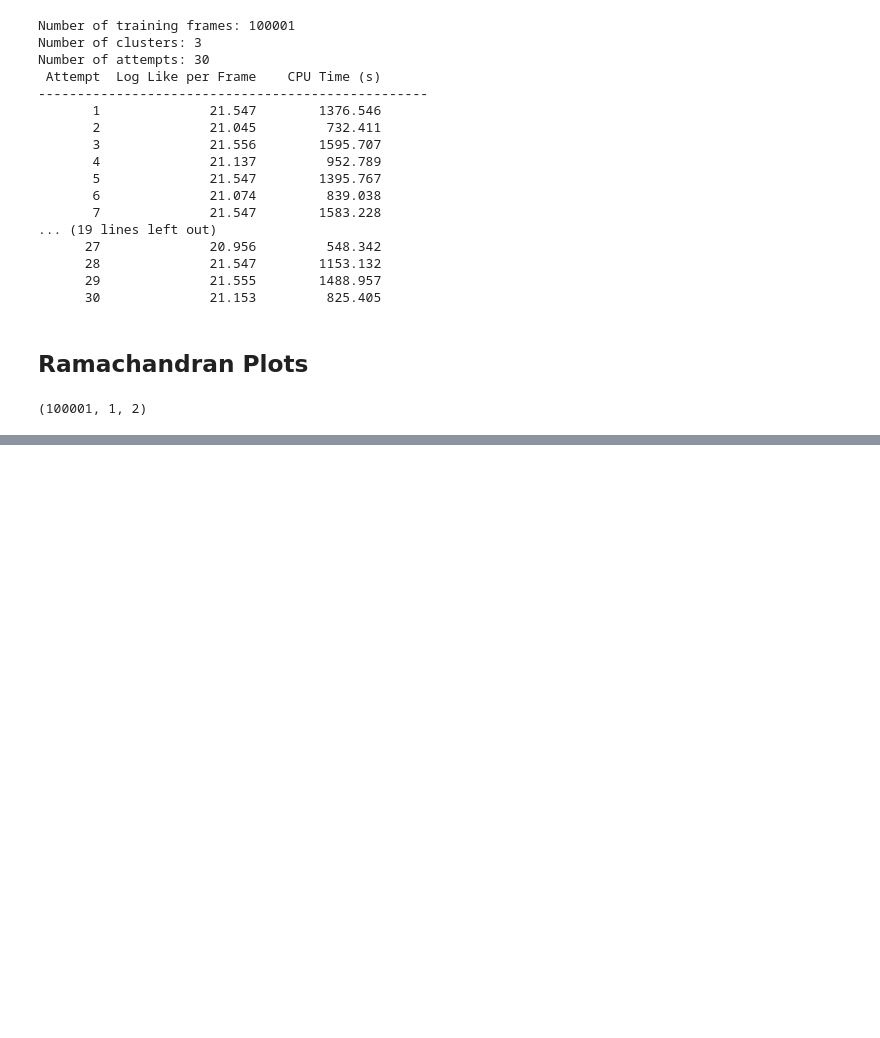
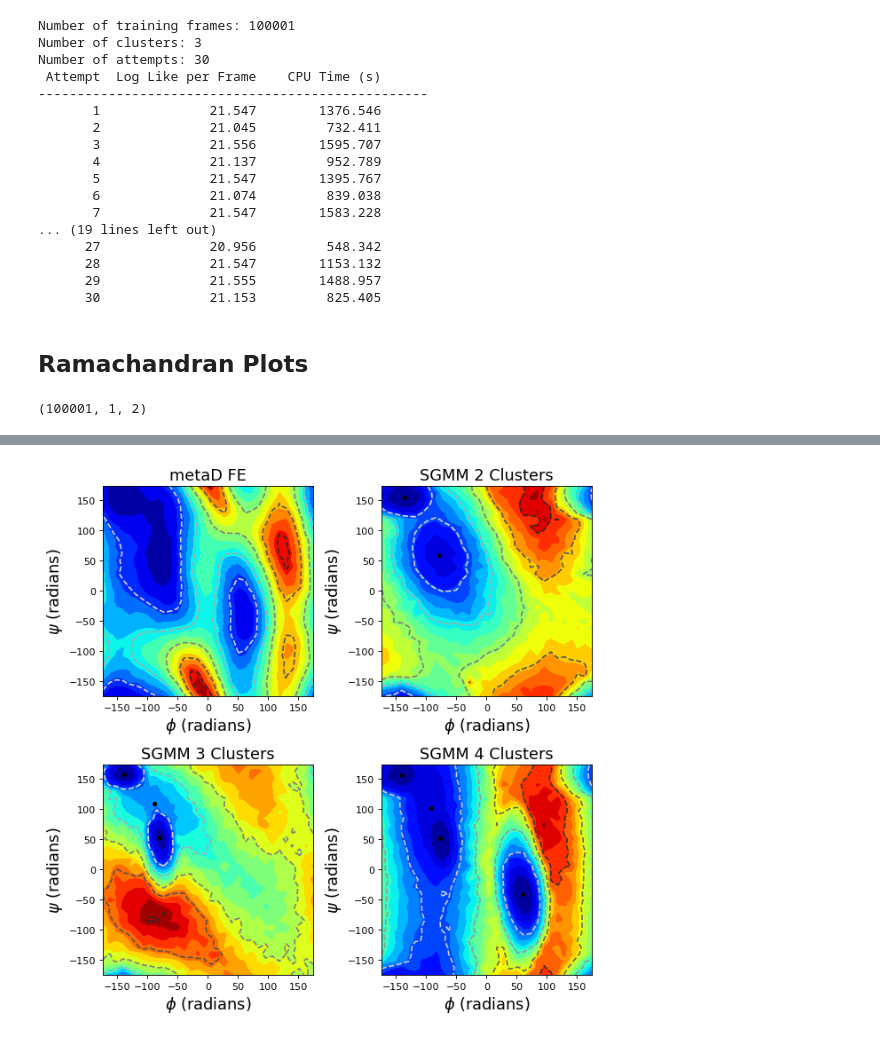
Before and after one commit to mccullaghlab/shapeGMMTorch, a Jupyter notebook: examples/adp_example/cluster_adp_metaD_weights.ipynb, the cells around one changed output, grey strips where cells are left out. Drawn from its saved outputs; the diff is of its cells as text; code cells hidden in the pictures; blank space fills up the shorter version.

```diff
--- a/examples/adp_example/cluster_adp_metaD_weights.ipynb
+++ b/examples/adp_example/cluster_adp_metaD_weights.ipynb
@@ -333,0 +283,81 @@ plt.show()
+# %%
+from MDAnalysis.lib.distances import calc_dihedrals
+# make fe
+def plot_rama_sgmm_fe(ax,fig,phi,psi,sgmm_obj,title,fontsize=16,contour_levels= np.arange(0,30,1)):
+    nbins  = 32
+    range_ = [-180,180]
+
+    phis = calc_dihedrals(sgmm_obj.centers[:,0,:],sgmm_obj.centers[:,1,:],sgmm_obj.centers[:,2,:],sgmm_obj.centers[:,3,:])
+    psis = calc_dihedrals(sgmm_obj.centers[:,1,:],sgmm_obj.centers[:,2,:],sgmm_obj.centers[:,3,:],sgmm_obj.centers[:,4,:])
+    H, xedges, yedges = np.histogram2d(phi, psi, bins=nbins,\
+                                   range=[range_, range_], weights=sgmm_obj.frame_weights*np.exp(sgmm_obj.train_frame_log_likelihood))
+    bin_weights = np.histogram2d(phi, psi, bins=nbins,\
+                                   range=[range_, range_], weights=sgmm_obj.frame_weights)[0]
+
+    H = -np.log(H) + np.log(bin_weights)
+    H = H.T
+    H -= H.min()
+
+    xcenters = (xedges[:-1] + xedges[1:]) / 2
+    ycenters = (yedges[:-1] + yedges[1:]) / 2
+
+    xx, yy = np.meshgrid(xcenters, ycenters)
+
+    ax.set_xlabel("$\phi$ (radians)", fontsize=fontsize)
+    ax.set_ylabel("$\psi$ (radians)", fontsize=fontsize)
+    ax.set_title(title,fontsize=fontsize)
+    ax.contour(xx, yy, H, cmap="binary", levels=5, linestyles="--")
+    ax.contourf(xx, yy, H, cmap='jet', levels=20)
+    #ax.set_clim(0,50)
+    #cbar = fig.colorbar()
+    #cbar.set_label("FE/kT", fontsize=fontsize)
+    ax.scatter(phis*180/np.pi, psis*180/np.pi, marker='.', s=50.5, color="black")
+
+def plot_rama_metaD_fe(ax,fig,phi,psi,rbias,title,fontsize=16,contour_levels= np.arange(0,30,1)):
+    nbins  = 32
+    range_ = [-180,180]
+    kt = 0.596161
+
+    H, xedges, yedges = np.histogram2d(phi, psi, bins=nbins,\
+                                   range=[range_, range_], weights=np.exp(rbias/kt))
+
+    H = -np.log(H.T)
+    #H *= gamma/(gamma-1)   #! check here it is mutiplied by pre-factor!!
+    H *= kt  #! check here multiplying by kt
+    H -= H.min()
+
+    xcenters = (xedges[:-1] + xedges[1:]) / 2
+    ycenters = (yedges[:-1] + yedges[1:]) / 2
+
+    xx, yy = np.meshgrid(xcenters, ycenters)
+
+    ax.set_xlabel("$\phi$ (radians)", fontsize=fontsize)
+    ax.set_ylabel("$\psi$ (radians)", fontsize=fontsize)
+    ax.set_title(title,fontsize=fontsize)
+    ax.contour(xx, yy, H, cmap="binary", levels=5, linestyles="--")
+    ax.contourf(xx, yy, H, cmap='jet', levels=20)
+    #plt.clim(0,50)
+    #cbar = fig.colorbar()
+    #cbar.set_label("FE/kT", fontsize=fontsize)
+
+
+phi = rama.results.angles[:,0,0]
+psi = rama.results.angles[:,0,1]
+
+fig, ax = plt.subplots(2,2,figsize=(8,8),dpi=80)
+contour_levels = np.arange(0,25,2)
+# metaD FE
+rbias = np.loadtxt("run_ala2_metad_sigma0.3_height1.2_pace500.colvars.dat",comments="#")[:,-2]
+plot_rama_metaD_fe(ax[0,0],fig,phi,psi,rbias,"metaD FE",contour_levels=contour_levels)
+# 2 clusters
+plot_rama_sgmm_fe(ax[0,1],fig,phi[::2],psi[::2],sgmm_metaD_weights_2clusters,"SGMM 2 Clusters")
+# 3 clusters
+plot_rama_sgmm_fe(ax[1,0],fig,phi[::2],psi[::2],sgmm_metaD_weights,"SGMM 3 Clusters")
+# 4 clusters
+plot_rama_sgmm_fe(ax[1,1],fig,phi[::2],psi[::2],sgmm_metaD_weights_4clusters,"SGMM 4 Clusters")
+
+#show plot
+plt.tight_layout()
+plt.show()
+# %% [output]
+[figure, added]
```
Also changed, not shown: parts of 13 cells of this notebook, 3 other files.
